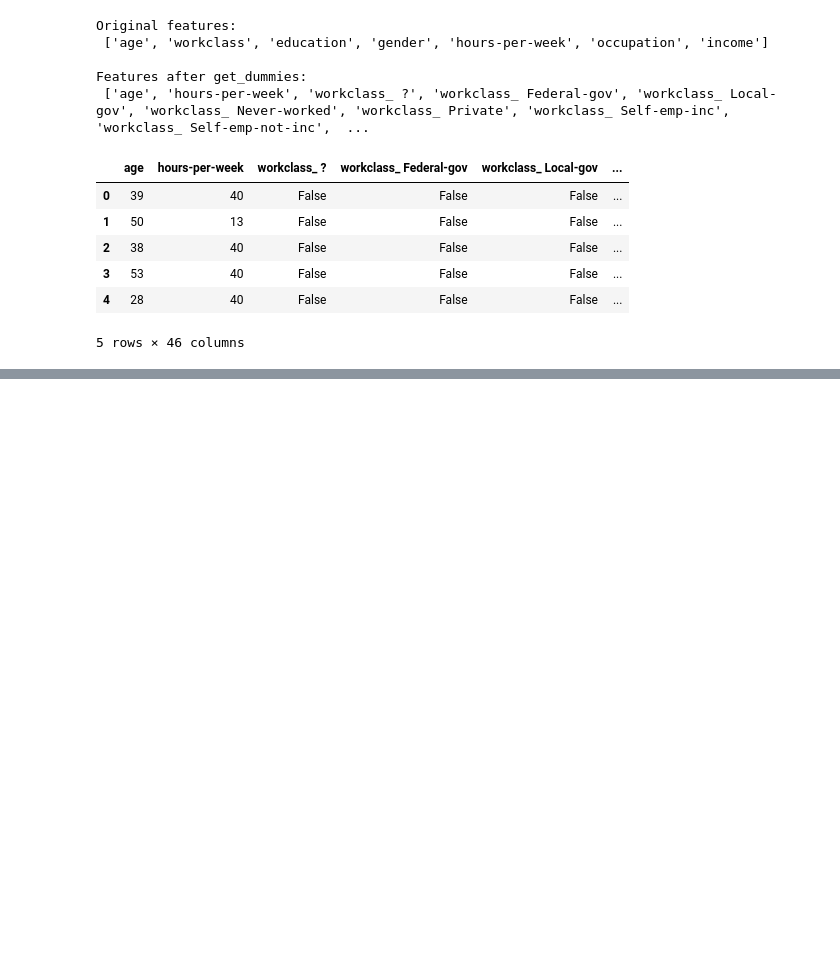
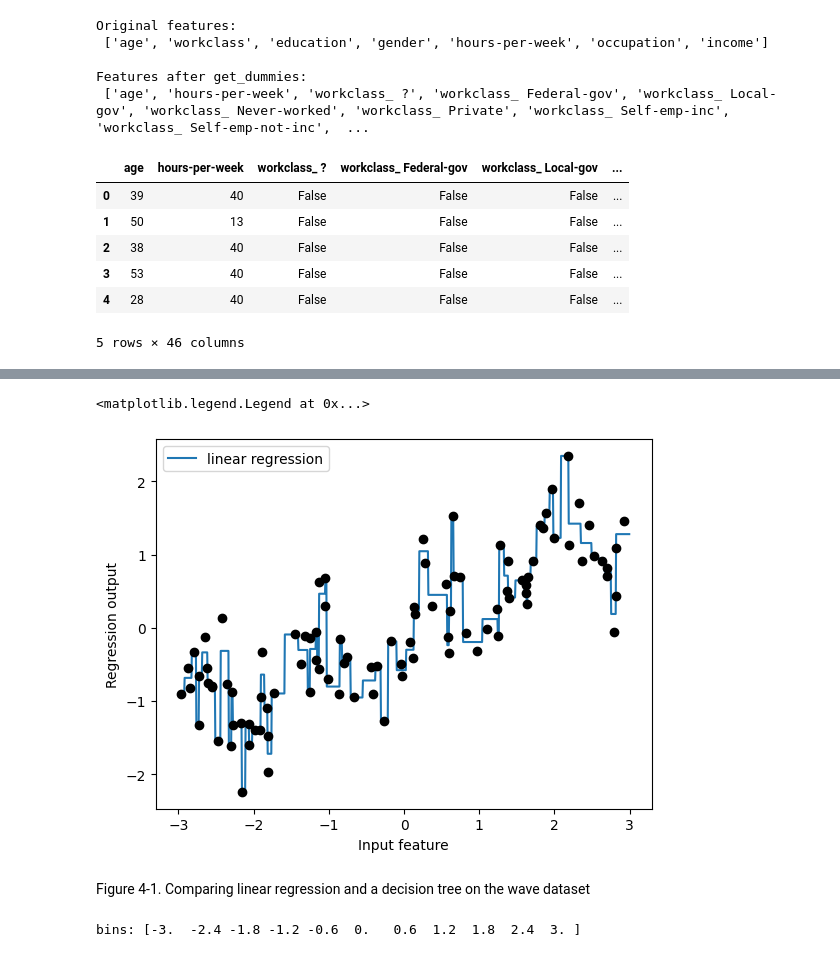
Before and after one commit to Youngsoo1024/Python_ML, a Jupyter notebook: Chap4/ch4_practice.ipynb, the cells around one changed output, grey strips where cells are left out. Saved outputs shown, nothing was run; the diff lists cells and outputs as text; code cells hidden in the pictures; blank space fills up the shorter version.

```diff
--- a/Chap4/ch4_practice.ipynb
+++ b/Chap4/ch4_practice.ipynb
@@ -57,0 +111,26 @@ display(data_dummies.head())
+# %%
+from sklearn.linear_model import LinearRegression
+from sklearn.tree import DecisionTreeRegressor
+import numpy as np
+import matplotlib.pyplot as plt
+
+X, y = mglearn.datasets.make_wave(n_samples=100)
+line = np.linspace(-3, 3, 1000, endpoint=False).reshape(-1,1)
+
+reg = DecisionTreeRegressor(min_samples_split=3).fit(X,y)
+plt.plot(line, reg.predict(line), label="linear regression")
+
+plt.plot(X[:, 0], y, 'o',  c='k')
+plt.ylabel("Regression output")
+plt.xlabel("Input feature")
+plt.legend(loc='best')
+# %% [output]
+<matplotlib.legend.Legend at 0x...>
+[figure, added]
+# %% [markdown]
+Figure 4-1. Comparing linear regression and a decision tree on the wave dataset
+# %%
+bins = np.linspace(-3,3,11)
+print("bins: {}".format(bins))
+# %% [output]
+bins: [-3.  -2.4 -1.8 -1.2 -0.6  0.   0.6  1.2  1.8  2.4  3. ]
```
Also changed, not shown: parts of 29 cells of this notebook.
